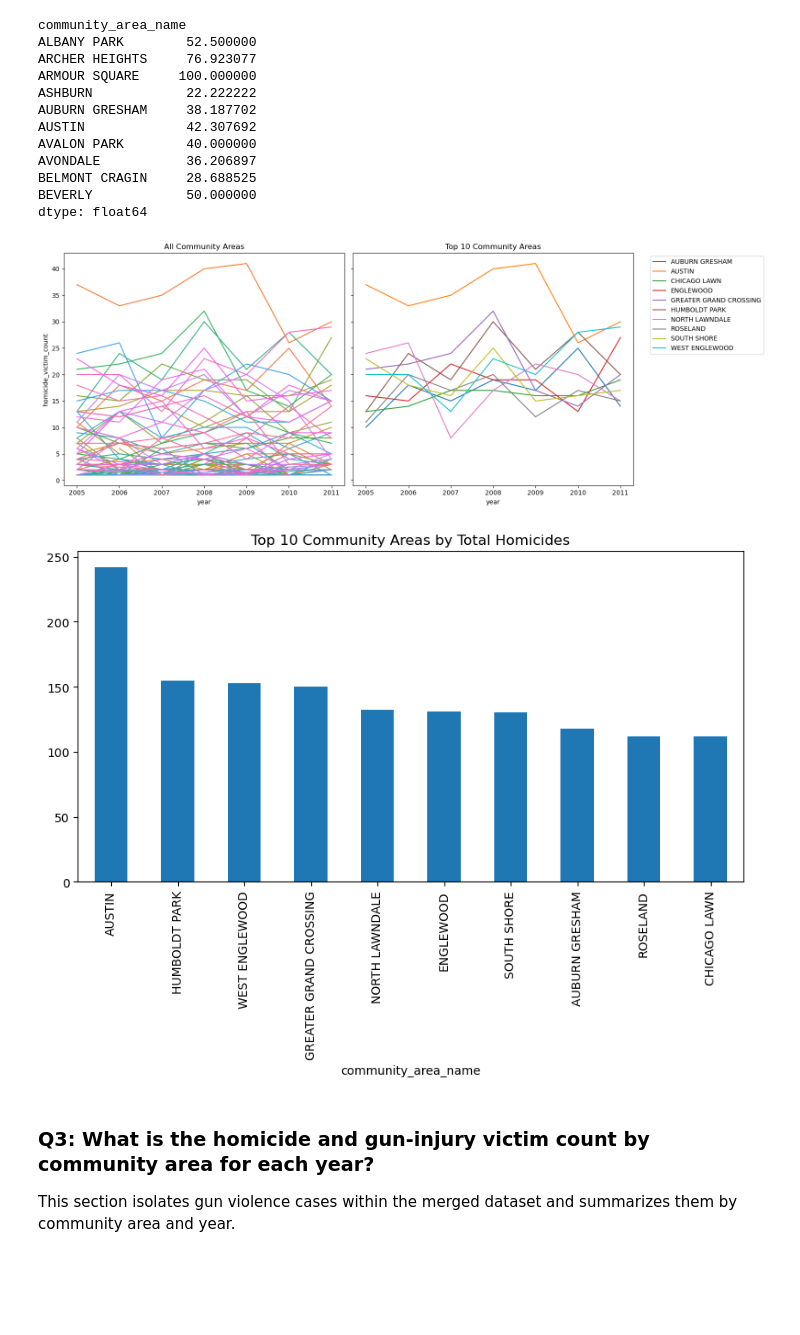
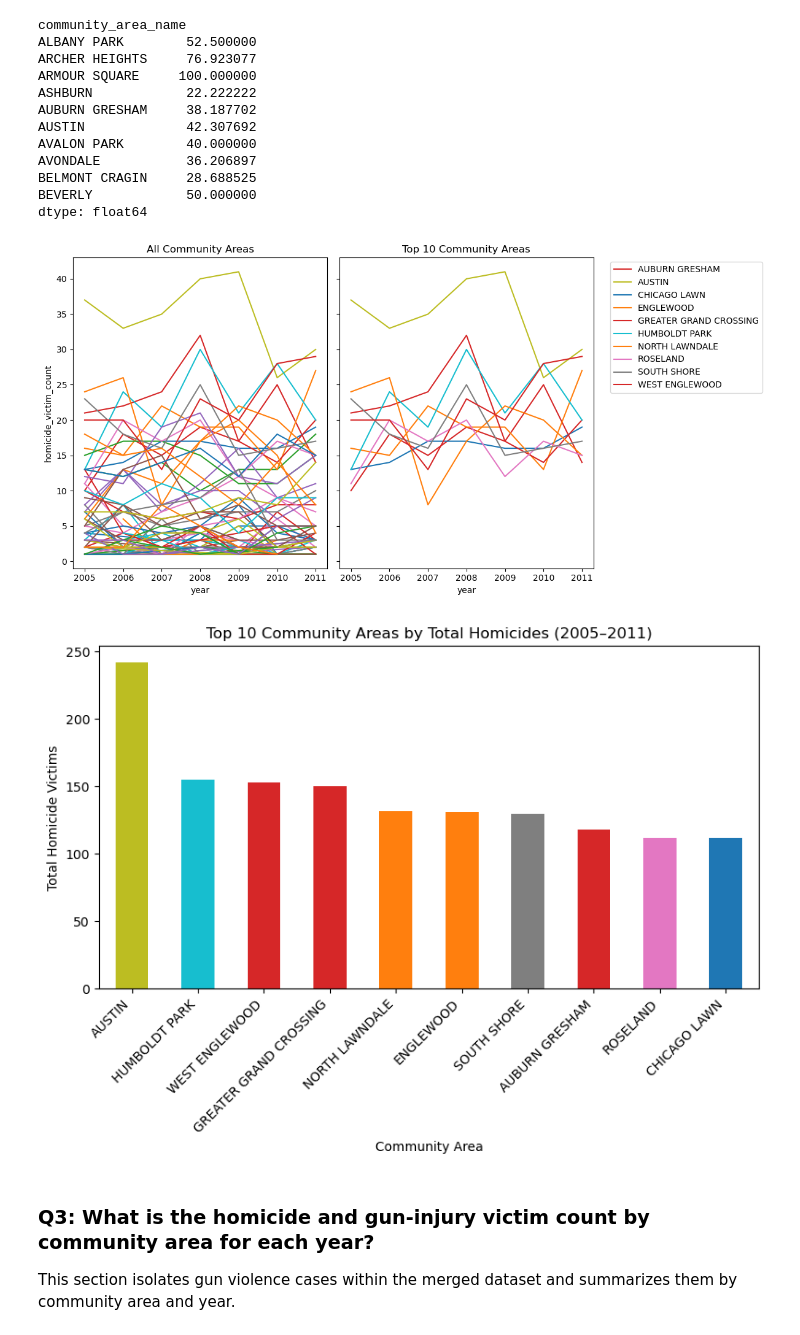
Before and after one commit to YoyoLin008/Lin-Lin, a Jupyter notebook: Datasets/Combined.ipynb, the cells around one changed output. Saved outputs shown, nothing was run; the diff lists cells and outputs as text; code cells hidden in the pictures; blank space fills up the shorter version.

```diff
--- a/Datasets/Combined.ipynb
+++ b/Datasets/Combined.ipynb
@@ -142,6 +148,9 @@ In merged_area but not in stat_area: set()
 
 The first set of visualizations gives a broad overview of how violence incidents change over time and where incidents are located across Chicago.
 # %%
+#Filter the time period where both datasets overlap (2005 to 2011).
+df_merged = df_merged[(df_merged["year"] >= 2005) & (df_merged["year"] <= 2011)]
+
 # Overall violence incidents change by year and month.
 df_merged["month_year"] = df_merged["date"].dt.to_period("M")
 
@@ -303,9 +312,11 @@ The sections below summarize outcomes tied to the project questions before movin
 
 This section summarizes yearly homicide victim counts and compares community areas with the highest burden.
 # %%
-homicides = df_merged[df_merged["victimization_primary"] == "HOMICIDE"]
+# Filter the incidents that are related to homicide.
+df_hom = df_merged[df_merged["victimization_primary"] == "HOMICIDE"]
 
-homicide_by_area_year = (homicides.groupby(["community_area_name", "year"]).size()
+# Count the incidents by area and year.
+homicide_by_area_year = (df_hom.groupby(["community_area_name", "year"]).size()
                          .reset_index(name="homicide_victim_count")
                          .sort_values(["community_area_name", "year"]))
 
@@ -336,45 +348,76 @@ AVONDALE           36.206897
 BELMONT CRAGIN     28.688525
 BEVERLY            50.000000
 dtype: float64
+# %%
+# Unify the color for community names for future plotting.
+# Get unique community names.
+all_communities = df_merged["community_area_name"].unique()
+
+# Create a color palette.
+palette = sns.color_palette("tab10", n_colors=len(all_communities))
+
+# Map each community to a color.
+color_dict = dict(zip(all_communities, palette))
 # %%
 # Find the top 10 areas by total homicides.
-top15_areas = (homicide_by_area_year.groupby('community_area_name')['homicide_victim_count']
-               .sum().sort_values(ascending=False).head(10).index)
+top_areas = (homicide_by_area_year.groupby("community_area_name")["homicide_victim_count"]
+               .sum().sort_values(ascending=False).head(10))
 
-top15_data = homicide_by_area_year[homicide_by_area_year['community_area_name'].isin(top15_areas)]
+top_areas_idx = top_areas.index
 
-# Plot the plots side-by-side.
-fig, axes = plt.subplots(1, 2, figsize=(16, 6), sharey=True)
+top10_data = homicide_by_area_year[homicide_by_area_year["community_area_name"].isin(top_areas_idx)]
 
-# Line plot for all the community areas.
-sns.lineplot(data=homicide_by_area_year, x='year',y='homicide_victim_count',
-             hue='community_area_name', legend=False, ax=axes[0])
+fig, axes = plt.subplots(1, 2, figsize=(12, 6), sharey=True)
+
+# All areas.
+sns.lineplot(
+    data=homicide_by_area_year,
+    x="year",
+    y="homicide_victim_count",
+    hue="community_area_name",
+    palette=color_dict,
+    legend=False,
+    ax=axes[0]
+)
 
 axes[0].set_title("All Community Areas")
 
-# Line plot for the community areas that have the top 15 homicides.
-sns.lineplot(data=top15_data, x='year', y='homicide_victim_count',
-             hue='community_area_name', ax=axes[1])
+# Top 10 areas.
+sns.lineplot(
+    data=top10_data,
+    x="year",
+    y="homicide_victim_count",
+    hue="community_area_name",
+    palette=color_dict,
+    ax=axes[1]
+)
 
 axes[1].set_title("Top 10 Community Areas")
-axes[1].legend(bbox_to_anchor=(1.05, 1), loc='upper left')
+axes[1].legend(bbox_to_anchor=(1.05, 1), loc="upper left")
 
 plt.tight_layout()
 plt.show()
 # %% [output]
-[figure, old version]
+[figure, new version]
 # %%
-top_areas = (homicide_by_area_year.groupby('community_area_name')['homicide_victim_count']
-             .sum().sort_values(ascending=False).head(10))
+# Extract colors in the same order as top_areas.
+bar_colors = [color_dict[area] for area in top_areas.index]
 
-top_areas.plot(kind='bar', figsize=(10,5))
-plt.title("Top 10 Community Areas by Total Homicides")
+top_areas.plot(
+    kind="bar",
+    figsize=(8, 6),
+    color=bar_colors
+)
+
+plt.title("Top 10 Community Areas by Total Homicides (2005–2011)")
 plt.xlabel("Community Area")
 plt.ylabel("Total Homicide Victims")
+plt.xticks(rotation=45, ha="right")
+
 plt.tight_layout()
 plt.show()
 # %% [output]
-[figure, old version]
+[figure, new version]
 # %% [markdown]
 ### Q3: What is the homicide and gun-injury victim count by community area for each year?
 
```
Also changed, not shown: parts of 20 cells of this notebook.
